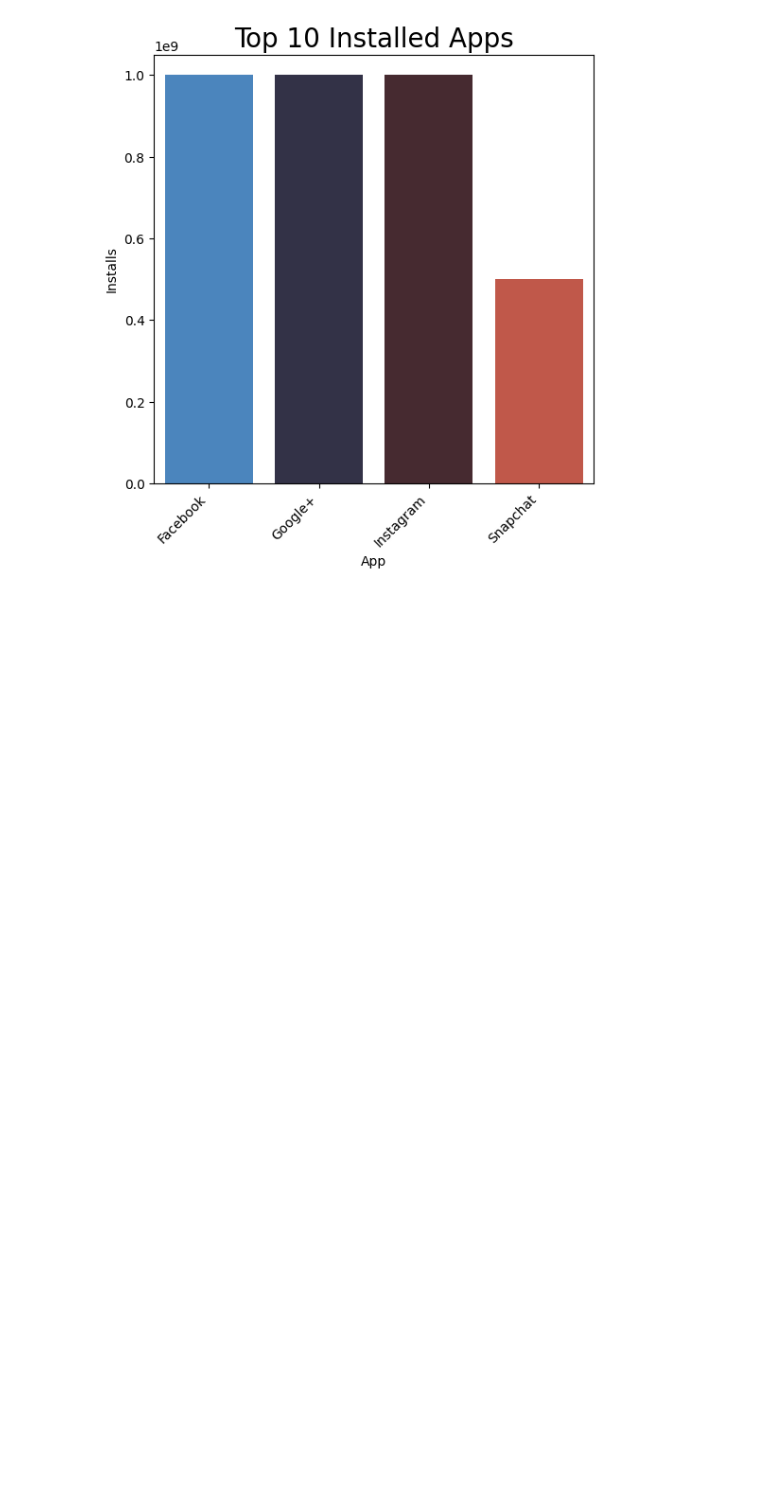
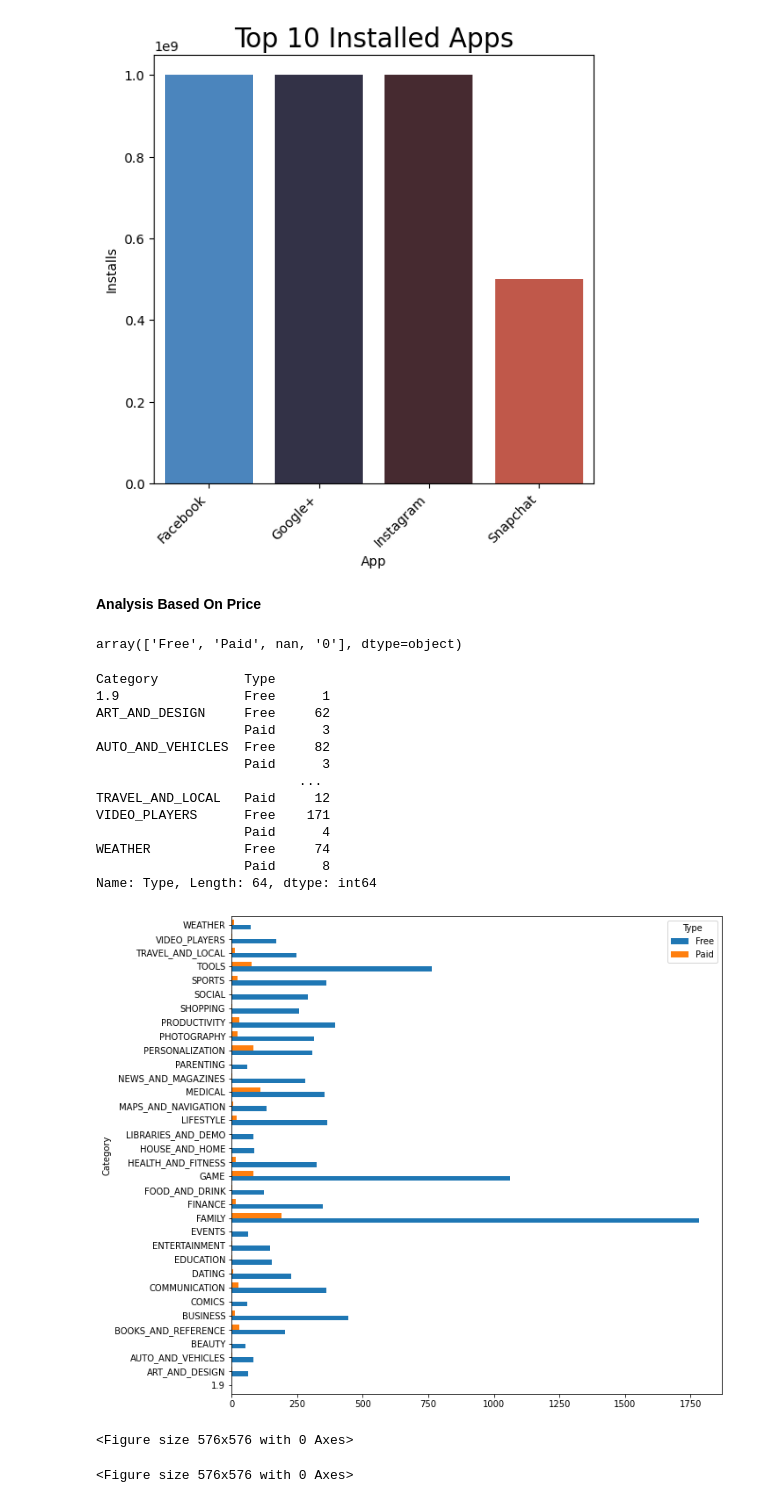
Before and after one commit to madhulika-1990/CAPSTONE-PROJECT-1, a Jupyter notebook: Play_Store_App_Review_Analysis_Capstone_Project.ipynb, the cells around one changed output. Drawn from its saved outputs; the diff is of its cells as text; code cells hidden in the pictures; blank space fills up the shorter version.

Commit message:
reviewing the data

```diff
--- a/Play_Store_App_Review_Analysis_Capstone_Project.ipynb
+++ b/Play_Store_App_Review_Analysis_Capstone_Project.ipynb
@@ -403,3 +403,36 @@ findtop10incategory('SOCIAL')
 # %% [output]
 The default value of regex will change from True to False in a future version.
 [figure]
+# %% [markdown]
+**Analysis Based On Price**
+# %%
+# Type of category
+df_data.Type.unique()
+# %% [output]
+array(['Free', 'Paid', nan, '0'], dtype=object)
+# %%
+#modifying null values & o values
+df_data['Type'].replace(to_replace=['0'], value=['Free'],inplace=True)
+df_data['Type'].fillna('Free', inplace=True)
+# %%
+print(df_data.groupby('Category')['Type'].value_counts())
+Type_cat = df_data.groupby('Category')['Type'].value_counts().unstack().plot.barh(figsize=(10,10), width=0.7)
+plt.show()
+plt.figure(figsize=(8,8))
+# %% [output]
+Category           Type
+1.9                Free      1
+ART_AND_DESIGN     Free     62
+                   Paid      3
+AUTO_AND_VEHICLES  Free     82
+                   Paid      3
+                          ...
+TRAVEL_AND_LOCAL   Paid     12
+VIDEO_PLAYERS      Free    171
+                   Paid      4
+WEATHER            Free     74
+                   Paid      8
+Name: Type, Length: 64, dtype: int64
+[figure, added]
+<Figure size 576x576 with 0 Axes>
+<Figure size 576x576 with 0 Axes>
```
Also changed, not shown: parts of 13 cells of this notebook.
